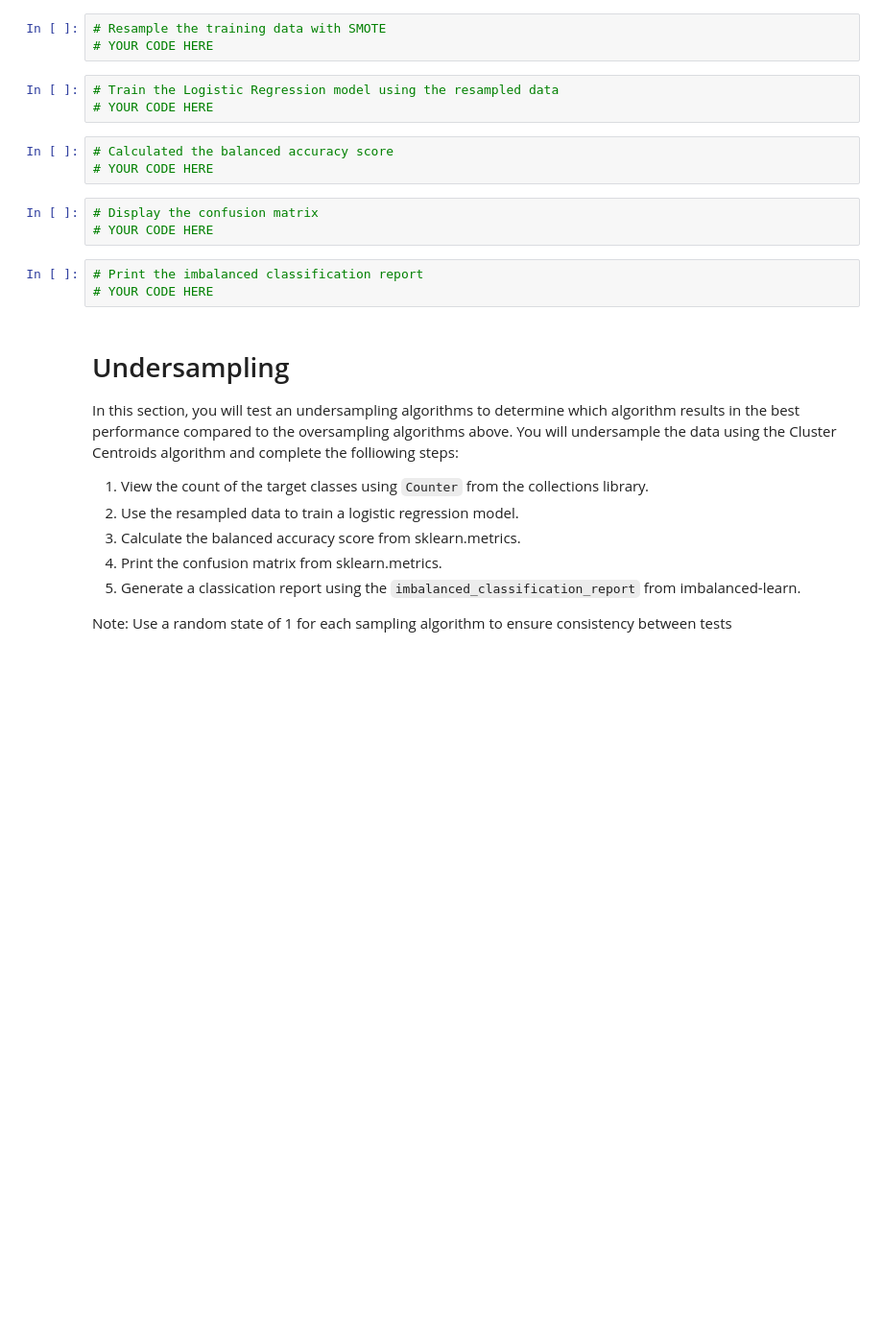
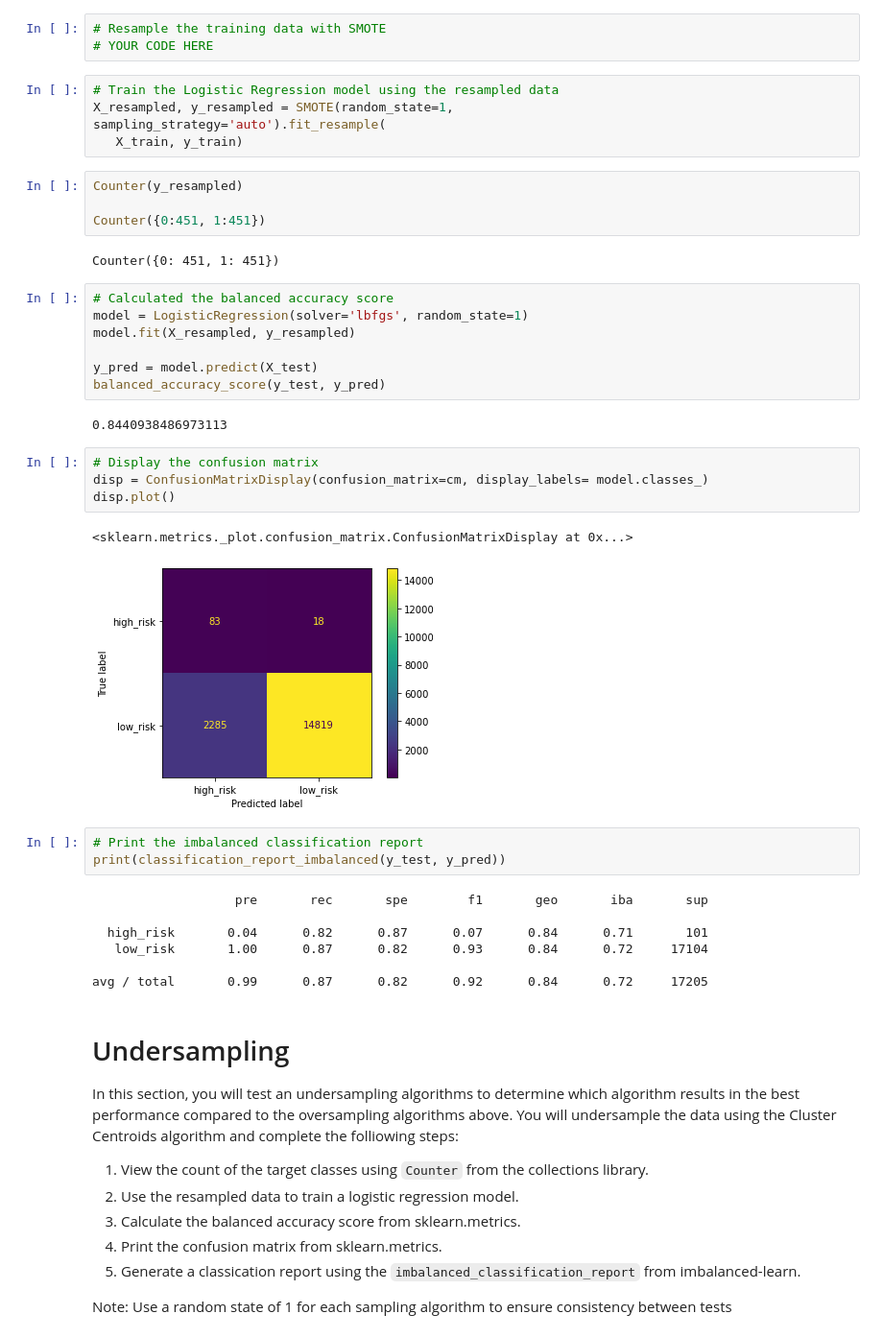
Before and after one commit to Mitcaz17/Credit_Risk_Analysis, a Jupyter notebook: credit_risk_resampling.ipynb, the cells around one changed output. Shown: that part at 96% size. Saved outputs shown, nothing was run; the diff lists cells and outputs as text; blank space fills up the shorter version.

```diff
--- a/credit_risk_resampling.ipynb
+++ b/credit_risk_resampling.ipynb
@@ -381,16 +422,41 @@ Note: Use a random state of 1 for each sampling algorithm to ensure consistency
 # YOUR CODE HERE
 # %%
 # Train the Logistic Regression model using the resampled data
-# YOUR CODE HERE
+X_resampled, y_resampled = SMOTE(random_state=1,
+sampling_strategy='auto').fit_resample(
+   X_train, y_train)
-# %%
-# Calculated the balanced accuracy score
-# YOUR CODE HERE
+# %%
+Counter(y_resampled)
+
+Counter({0:451, 1:451})
+# %% [output]
+Counter({0: 451, 1: 451})
+# %%
+# Calculated the balanced accuracy score
+model = LogisticRegression(solver='lbfgs', random_state=1)
+model.fit(X_resampled, y_resampled)
+
+y_pred = model.predict(X_test)
+balanced_accuracy_score(y_test, y_pred)
+# %% [output]
+0.8440938486973113
 # %%
 # Display the confusion matrix
-# YOUR CODE HERE
+disp = ConfusionMatrixDisplay(confusion_matrix=cm, display_labels= model.classes_)
+disp.plot()
+# %% [output]
+<sklearn.metrics._plot.confusion_matrix.ConfusionMatrixDisplay at 0x...>
+[figure, added]
 # %%
 # Print the imbalanced classification report
-# YOUR CODE HERE
+print(classification_report_imbalanced(y_test, y_pred))
+# %% [output]
+                   pre       rec       spe        f1       geo       iba       sup
+
+  high_risk       0.04      0.82      0.87      0.07      0.84      0.71       101
+   low_risk       1.00      0.87      0.82      0.93      0.84      0.72     17104
+
+avg / total       0.99      0.87      0.82      0.92      0.84      0.72     17205
 # %% [markdown]
 # Undersampling
 
```
Also changed, not shown: parts of 20 cells of this notebook.
